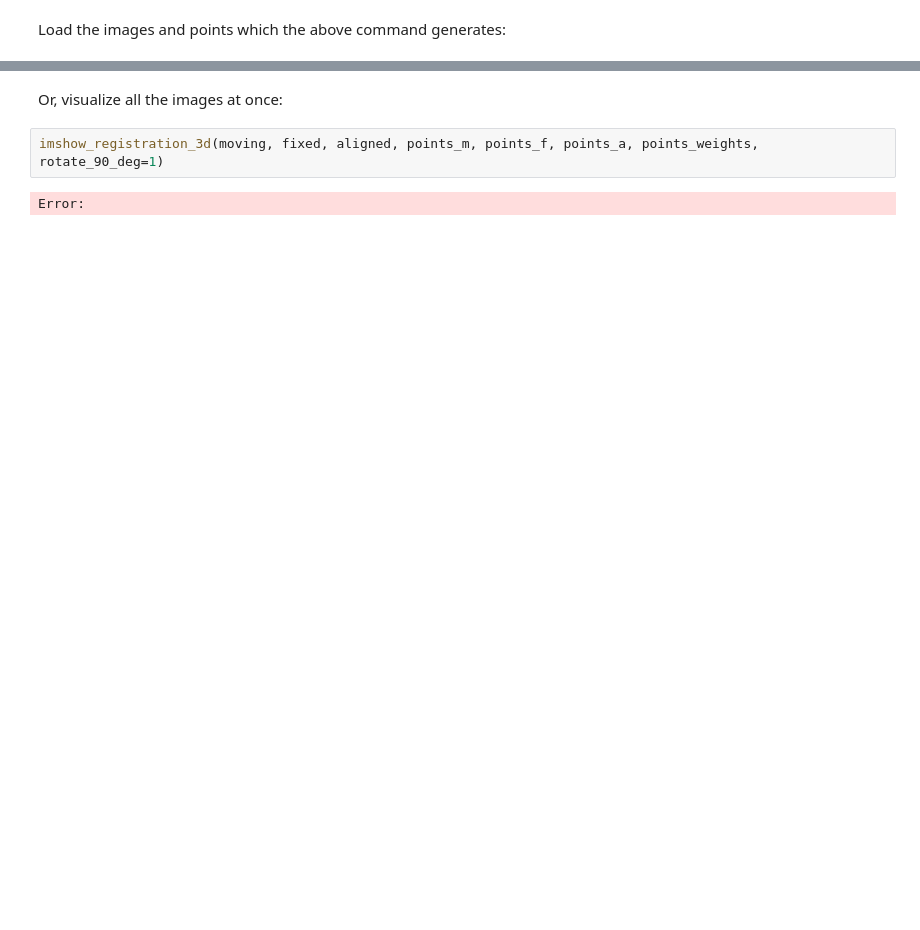
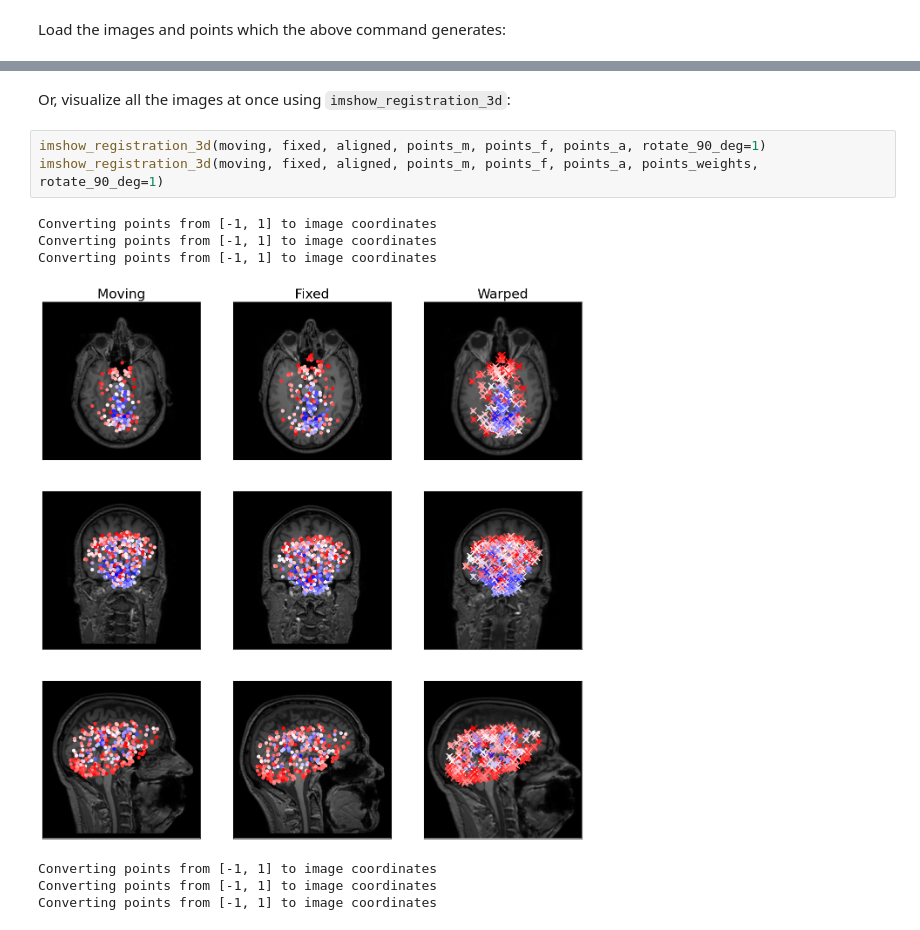
Before and after one commit to alanqrwang/brainmorph, a Jupyter notebook: tutorial.ipynb, the cells around one changed output, grey strips where cells are left out. Cells and saved outputs as stored; diff of their text form; blank space fills up the shorter version.

```diff
--- a/tutorial.ipynb
+++ b/tutorial.ipynb
@@ -142,6 +178,13 @@ Error:
 # %% [markdown]
-Or, visualize all the images at once:
+Or, visualize all the images at once using `imshow_registration_3d`:
 # %%
+imshow_registration_3d(moving, fixed, aligned, points_m, points_f, points_a, rotate_90_deg=1)
 imshow_registration_3d(moving, fixed, aligned, points_m, points_f, points_a, points_weights, rotate_90_deg=1)
 # %% [output]
-Error:
+Converting points from [-1, 1] to image coordinates
+Converting points from [-1, 1] to image coordinates
+Converting points from [-1, 1] to image coordinates
+[figure, added]
+Converting points from [-1, 1] to image coordinates
+Converting points from [-1, 1] to image coordinates
+Converting points from [-1, 1] to image coordinates
```
Also changed, not shown: parts of 10 cells of this notebook.
